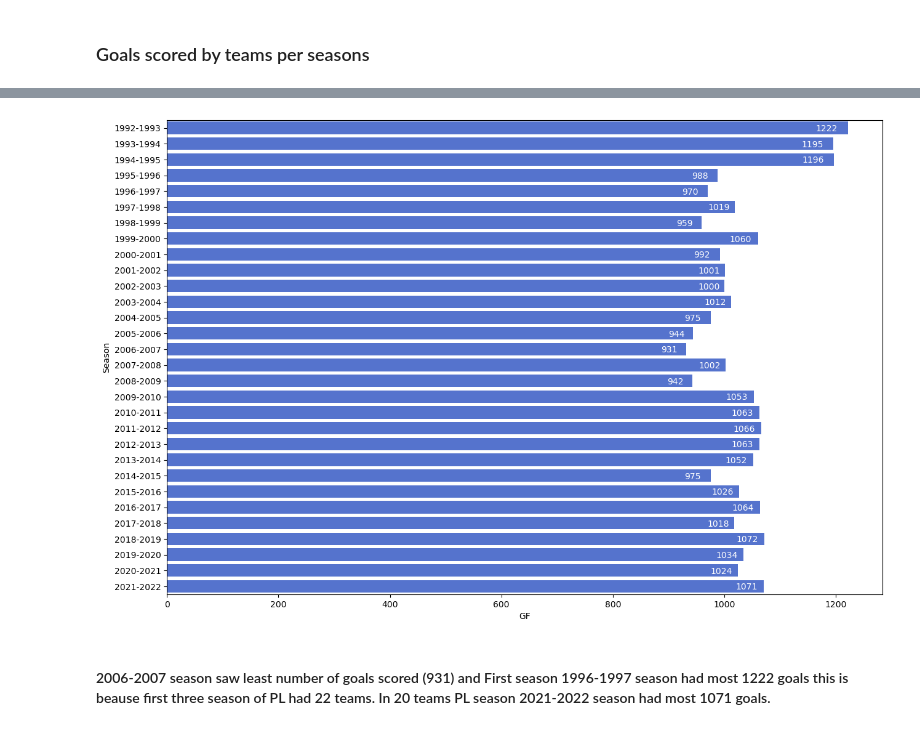
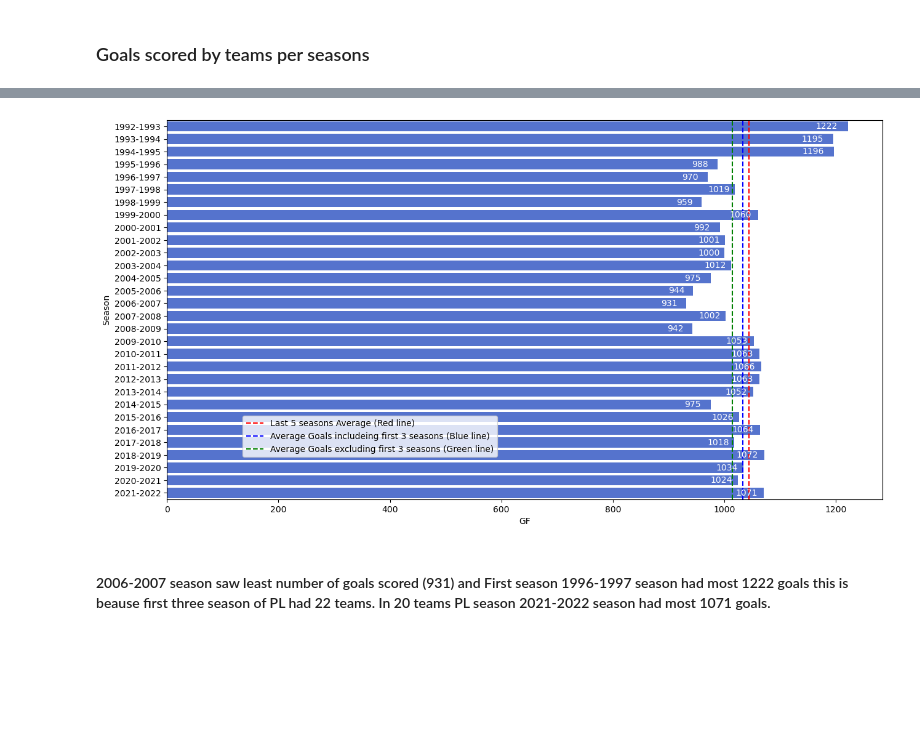
Before and after one commit to Aniket-Raikwar1/Premier_League_data_analysis, a Jupyter notebook: Analysing_seasons_points_table.ipynb, the cells around one changed output, grey strips where cells are left out. Cells and saved outputs as stored; diff of their text form; code cells hidden in the pictures; blank space fills up the shorter version.

```diff
--- a/Analysing_seasons_points_table.ipynb
+++ b/Analysing_seasons_points_table.ipynb
@@ -83,8 +8,0 @@ Attendance and Top Team scorer column should be numeric and need some cleaning.
-# %%
-base_year = 1992
-for i in range(len(list_of_table)):
-
-    table = list_of_table[i]
-    year = f"{base_year}-{base_year+1}"
-    table["Season"] = year
-    base_year += 1
@@ -198,7 +8,0 @@ Applying both above function to all season tables
-# %%
-for i in range(1,len(list_of_table)):
-#     Applying promotion function
-    promotion(current_season=list_of_table[i],last_season=list_of_table[i-1])
-
-#     Applying consecutive_years_in_PL_after_promotion function to all season tables
-    consecutive_years_in_PL_after_promotion(current_year=list_of_table[i],last_year=list_of_table[i-1])
@@ -243,3 +9,5 @@ Index(['Rk', 'Squad', 'MP', 'W', 'D', 'L', 'GF', 'GA', 'GD', 'Pts', 'Pts/MP',
+# %%
+All_season = pd.read_csv("Season_tables/All_season")
 # %% [markdown]
 ### Lets find the answers for these questions from the data.
 1. Trend over time.
@@ -299,2 +31,0 @@ All_season[All_season['Promoted'].isna()]
-# %%
-All_season['Top_scorer_to_team_goal_percentage'] = round((All_season['Goals scored by top team scorer']/All_season['GF'])*100,2)
@@ -394,12 +156,16 @@ tab = pd.DataFrame(All_season.groupby(by="Season")['GF'].sum().round(1)).reset_i
 # %%
-plt.figure(figsize=(15,10))
+plt.figure(figsize=(15,8))
 dia = sns.barplot(data=tab,x="GF",y='Season',color='royalblue')
+plt.axvline(x = 1043.8, color = 'r', linestyle = '--',label = "Last 5 seasons Average (Red line)")
+plt.axvline(x = 1032.9666666666667, color = 'b', linestyle = '--',label = "Average Goals includeing first 3 seasons (Blue line)")
+plt.axvline(x = 1013.925925925926, color = 'g', linestyle = '--',label = "Average Goals excluding first 3 seasons (Green line)")
+plt.legend(bbox_to_anchor = (.1,.1), loc = 'lower left')
 next_ = 0
 for i in tab['GF']:
     dia.text(x=i/1.05,y=.2 + next_,s=str(i),color="white",fontsize=10)
     next_ = next_ + 1
 # %% [output]
-[figure, old version]
+[figure, new version]
 # %% [markdown]
 #### 2006-2007 season saw least number of goals scored (931) and First season 1996-1997 season had most 1222 goals this is beause first three season of PL had 22 teams. In 20 teams PL season 2021-2022 season had most 1071 goals.
 # %% [markdown]
```
Also changed, not shown: parts of 68 cells of this notebook, 3 other files.
